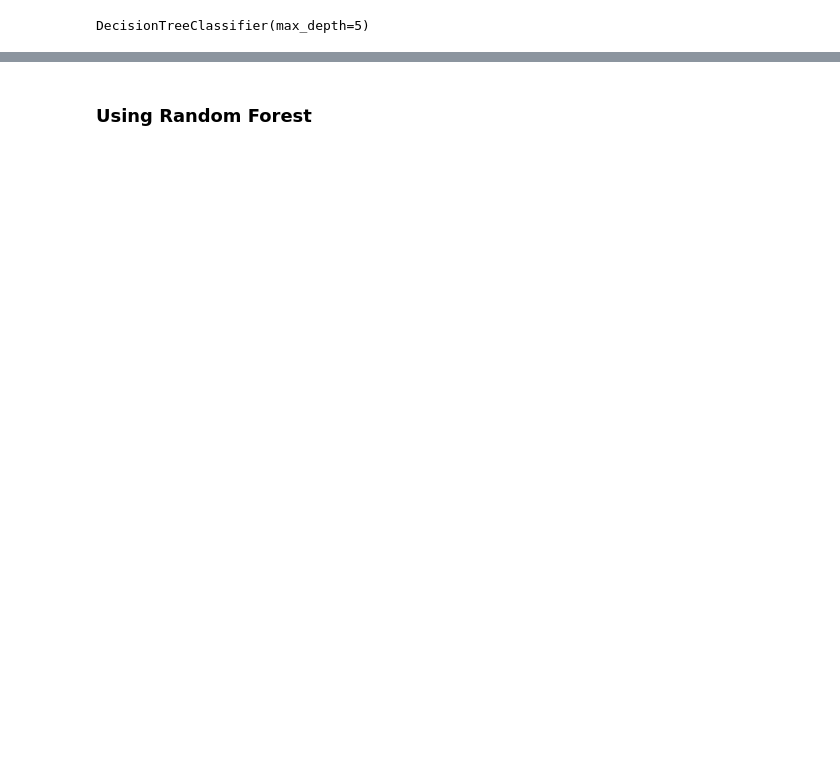
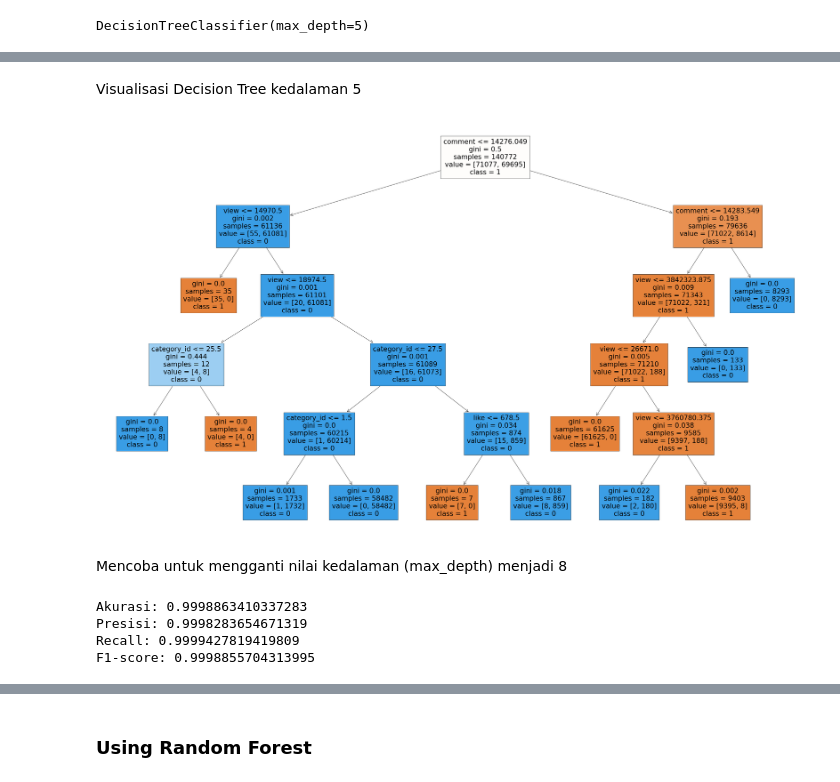
Before and after one commit to nofamex/TA-KASDD, a Jupyter notebook: main.ipynb, the cells around one changed output, grey strips where cells are left out. Saved outputs shown, nothing was run; the diff lists cells and outputs as text; code cells hidden in the pictures; blank space fills up the shorter version.

```diff
--- a/main.ipynb
+++ b/main.ipynb
@@ -894,0 +914,30 @@ F1-score: 0.999971331097159
+# %% [markdown]
+Visualisasi Decision Tree kedalaman 5
+# %%
+features = list(data_train.columns)
+labels = [str(label) for label in list(label_train['isTrending'].unique())]
+
+fig = plt.figure(figsize=(50, 30))
+_ = plot_tree(dt_md5, feature_names=features, class_names=labels, filled=True)
+# %% [output]
+[figure, added]
+# %% [markdown]
+Mencoba untuk mengganti nilai kedalaman (max_depth) menjadi 8
+# %%
+# Melakukan training pada model decision tree
+dt_md8 = DecisionTreeClassifier(max_depth=8)
+dt_md8.fit(data_train, label_train)
+
+# Memprediksi data testing
+predicted_md8 = dt_md8.predict(data_test)
+
+# Menampilkan metrics evaluasi berupa nilai akurasi, presisi, recall, dan F1-Score
+print("Akurasi:", accuracy_score(label_test, predicted_md8))
+print("Presisi:", precision_score(label_test, predicted_md8))
+print("Recall:", recall_score(label_test, predicted_md8))
+print("F1-score:", f1_score(label_test, predicted_md8))
+# %% [output]
+Akurasi: 0.9998863410337283
+Presisi: 0.9998283654671319
+Recall: 0.9999427819419809
+F1-score: 0.9998855704313995
```
Also changed, not shown: parts of 31 cells of this notebook.
